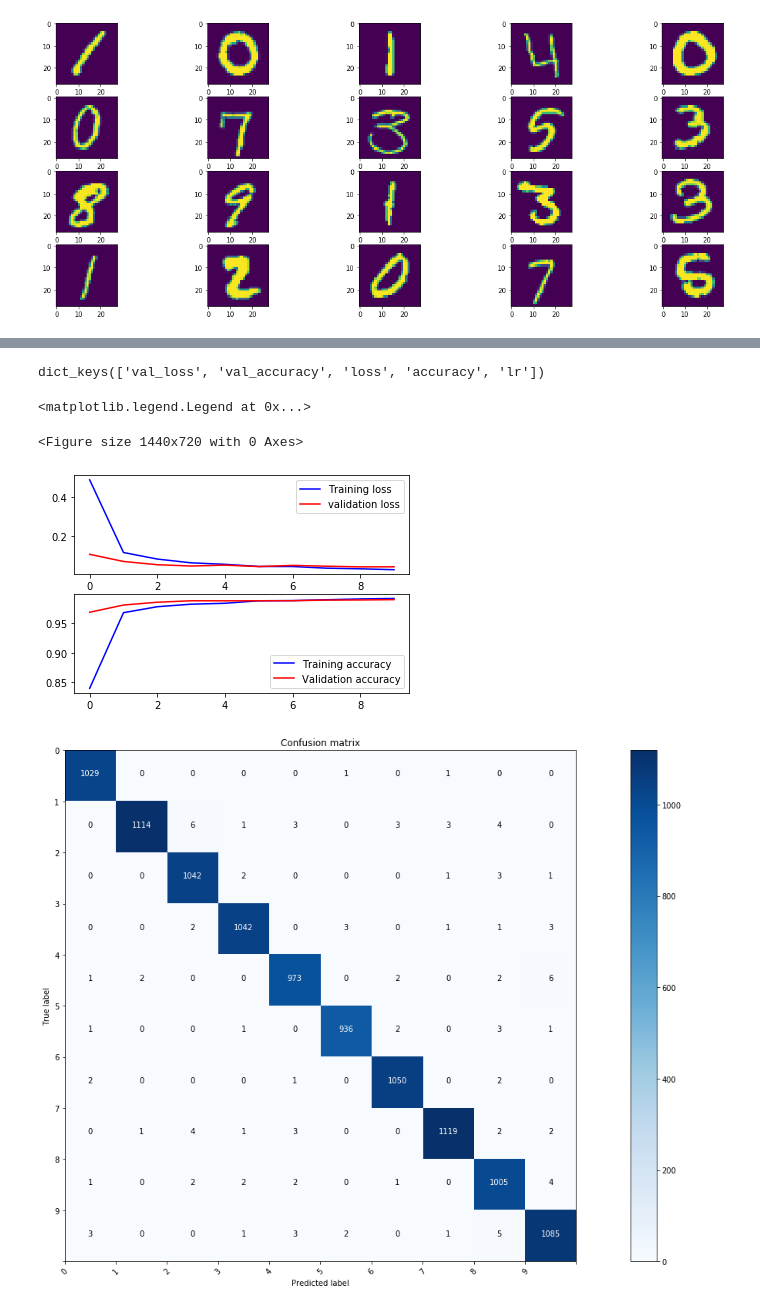
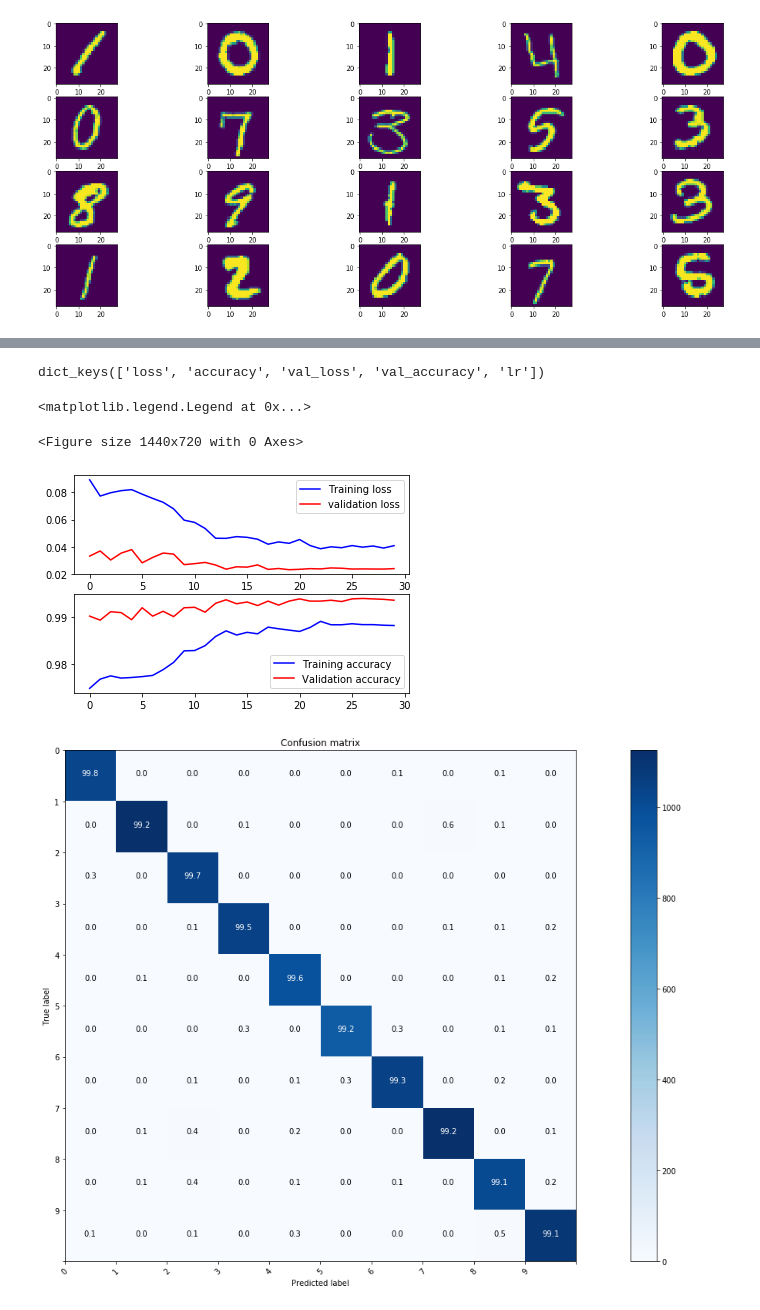
Before and after one commit to mamini89/digit_recognizer, a Jupyter notebook: digit_recongnizer.ipynb, the cells around one changed output, grey strips where cells are left out. Cells and saved outputs as stored; diff of their text form; code cells hidden in the pictures.

```diff
--- a/digit_recongnizer.ipynb
+++ b/digit_recongnizer.ipynb
@@ -55,20 +56,25 @@ X_train, X_val, Y_train, Y_val = train_test_split(train_images, train_labels, te
 # %%
 def create_model():
     model = Sequential()
+
     model.add(Conv2D(filters=32, kernel_size=(5,5), activation='relu', input_shape=(28,28,1)))
     model.add(Conv2D(filters=32, kernel_size=(5,5), activation='relu'))
-    model.add(MaxPool2D(pool_size=(2,2)))
+    model.add(MaxPool2D(pool_size=2, strides=2))
     model.add(Dropout(0.25))
 
-    model.add(Conv2D(filters=64, kernel_size=(5,5), activation='relu'))
-    model.add(Conv2D(filters=64, kernel_size=(5,5), activation='relu'))
-    model.add(MaxPool2D(pool_size=(2,2), strides=(2,2)))
+    model.add(Conv2D(filters=64, kernel_size=(3,3), activation='relu'))
+    model.add(Conv2D(filters=64, kernel_size=(3,3), activation='relu'))
+    model.add(MaxPool2D(pool_size=2, strides=2))
     model.add(Dropout(0.25))
 
     model.add(Flatten())
     model.add(Dense(256, activation = "relu"))
     model.add(Dropout(0.5))
     model.add(Dense(10, activation = "softmax"))
+
+    opt = Adam(lr=0.001)
+    model.compile(loss="categorical_crossentropy", optimizer=opt, metrics=["accuracy"])
+
     return model
 # %%
 model = create_model()
@@ -92,12 +98,20 @@ Trainable params: 199,402
 Non-trainable params: 0
 _________________________________________________________________
+# %%
+datagen = ImageDataGenerator(
+    rotation_range=20,
+    width_shift_range=0.2,
+    height_shift_range=0.2,
+    zoom_range=0.1)
+
+datagen.fit(X_train)
 # %%
-opt = Adam(lr=1e-3, decay=1e-3 / 200)
-reduce_lr = ReduceLROnPlateau(monitor='val_loss', factor=0.2, patience=5, min_lr=0.001)
-model.compile(loss="categorical_crossentropy", optimizer=opt, metrics=["accuracy"])
+reduce_lr = ReduceLROnPlateau(monitor='val_accuracy', factor=0.5, patience=3, min_lr=0.00001)
 
 # train the model
 print("[INFO] training model...")
-history = model.fit(X_train, Y_train, validation_data=(X_val, Y_val), epochs=10, batch_size=128, callbacks=[reduce_lr])
+BS = 128
+history = model.fit(datagen.flow(X_train, Y_train, batch_size=BS), steps_per_epoch= X_train.shape[0] // BS,
+                    validation_data=(X_val, Y_val), epochs=30, verbose=2, callbacks=[reduce_lr])
 # %% [output]
 [INFO] training model...
@@ -130,10 +144,10 @@ ax[1].plot(history.history['accuracy'], color='b', label="Training accuracy")
 ax[1].plot(history.history['val_accuracy'], color='r',label="Validation accuracy")
 ax[1].legend()
 # %% [output]
-dict_keys(['val_loss', 'val_accuracy', 'loss', 'accuracy', 'lr'])
+dict_keys(['loss', 'accuracy', 'val_loss', 'val_accuracy', 'lr'])
 <matplotlib.legend.Legend at 0x...>
 <Figure size 1440x720 with 0 Axes>
-[figure, old version]
+[figure, new version]
 # %%
 def plot_confusion_matrix(cm, classes,
                           normalize=False,
@@ -147,36 +161,36 @@ def plot_confusion_matrix(cm, classes,
     plt.imshow(cm, interpolation='nearest', cmap=cmap)
     plt.title(title)
     plt.colorbar()
     tick_marks = np.arange(-0.5, len(classes))
     plt.xticks(tick_marks, classes, rotation=45)
     plt.yticks(tick_marks, classes)
 
     if normalize:
-        cm = cm.astype('float') / cm.sum(axis=1)[:, np.newaxis]
+        cm = np.round(100 * cm.astype('float') / cm.sum(axis=1)[:, np.newaxis],1)
 
     thresh = cm.max() / 2.
     for i, j in itertools.product(range(cm.shape[0]), range(cm.shape[1])):
         plt.text(j, i, cm[i, j],
                  horizontalalignment="center",
                  color="white" if cm[i, j] > thresh else "black")
 
     plt.tight_layout()
     plt.ylabel('True label')
     plt.xlabel('Predicted label')
 
 
 # Predict the values from the validation dataset
 Y_pred = model.predict(X_val)
 # Convert predictions classes to one hot vectors
 Y_pred_classes = np.argmax(Y_pred,axis = 1)
 # Convert validation observations to one hot vectors
 Y_true = np.argmax(Y_val,axis = 1)
 # compute the confusion matrix
 confusion_mtx = confusion_matrix(Y_true, Y_pred_classes)
 # plot the confusion matrix
-plot_confusion_matrix(confusion_mtx, classes = range(10))
+plot_confusion_matrix(confusion_mtx, classes = range(10), normalize=True)
 # %% [output]
-[figure, old version]
+[figure, new version]
 # %%
 print(classification_report(Y_true, Y_pred_classes))
 # %% [output]
```
Also changed, not shown: parts of 6 cells of this notebook.
